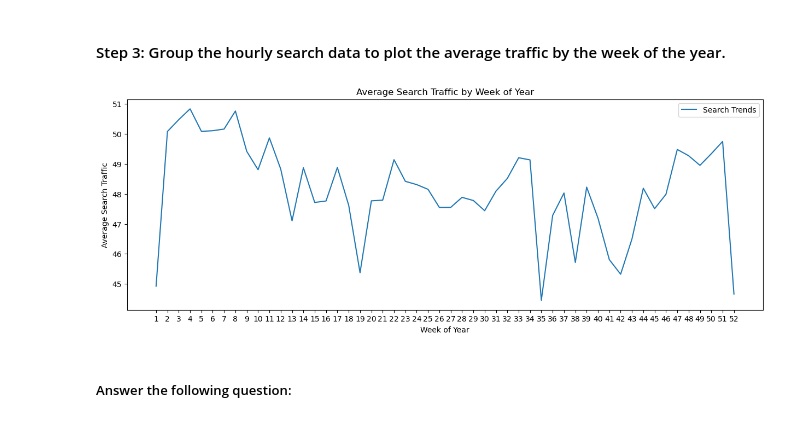
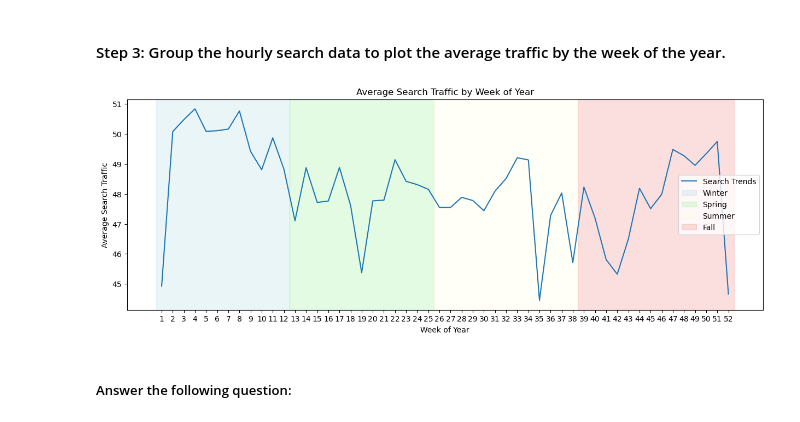
Before and after one commit to rune-encoder/prophet-challenge, a Jupyter notebook: forecasting_net_prophet.ipynb, the cells around one changed output. Cells and saved outputs as stored; diff of their text form; code cells hidden in the pictures.

```diff
--- a/forecasting_net_prophet.ipynb
+++ b/forecasting_net_prophet.ipynb
@@ -275,5 +295,16 @@ day_labels = ["Monday", "Tuesday", "Wednesday", "Thursday", "Friday", "Saturday"
 ax.set_xticks(np.arange(1, 8, 1))
 ax.set_xticklabels(day_labels)
 
+# Highlight important days of the week
+highlight_days = {
+    'Weekdays': (1, 5, 'lightblue'),
+    'Weekend': (6, 7, 'lightgreen')
+}
+
+for label, (start_day, end_day, color) in highlight_days.items():
+    ax.axvspan(start_day - 0.5 , end_day + 0.5, alpha=0.3, color=color, label=label)
+
+ax.legend()
+
 clear_output()
 # %% [output]
@@ -281,22 +312,40 @@ clear_output()
 # %% [markdown]
 #### Step 3: Group the hourly search data to plot the average traffic by the week of the year.
 # %%
+"""
+Important weekly time periods to consider:
+    - Winter, Spring, Summer, and Fall seasons.
+"""
+
 # Group the hourly search data to plot the average traffic by the week of the year using `df.index.isocalendar().week`.
 weekly_avg_traffic = df_mercado_trends.groupby(df_mercado_trends.index.isocalendar().week).mean()
 
 ax = weekly_avg_traffic.plot(
     title="Average Search Traffic by Week of Year",
     xlabel="Week of Year",
     ylabel="Average Search Traffic",
     figsize=(15, 5),
 )
 
+highlight_seasons = {
+    'Winter': (1, 12, 'lightblue'),  # Winter: Weeks 1 to 12
+    'Spring': (13, 25, 'lightgreen'),  # Spring: Weeks 13 to 25
+    'Summer': (26, 38, 'lightyellow'),  # Summer: Weeks 26 to 38
+    'Fall': (39, 52, 'lightcoral')  # Fall: Weeks 39 to 52
+}
+
+# Highlight the seasons on the plot
+for season, (start_week, end_week, color) in highlight_seasons.items():
+    ax.axvspan(start_week - 0.5, end_week + 0.5, alpha=0.25, color=color, label=season)
+
 weeks_labels = weekly_avg_traffic.index
 ax.set_xticks(weeks_labels)
 
+ax.legend()
+
 clear_output()
 # %% [output]
-[figure, old version]
+[figure, new version]
 # %% [markdown]
 ##### Answer the following question:
 # %% [markdown]
```
Also changed, not shown: parts of 3 cells of this notebook.
